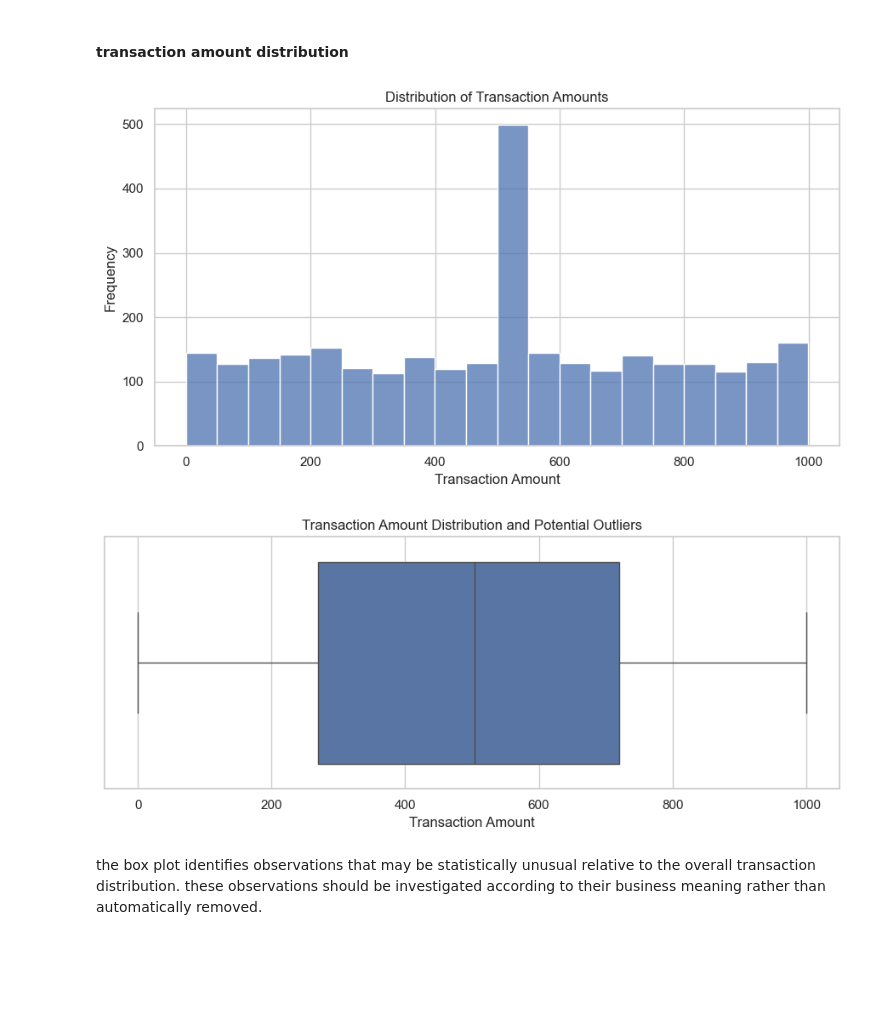
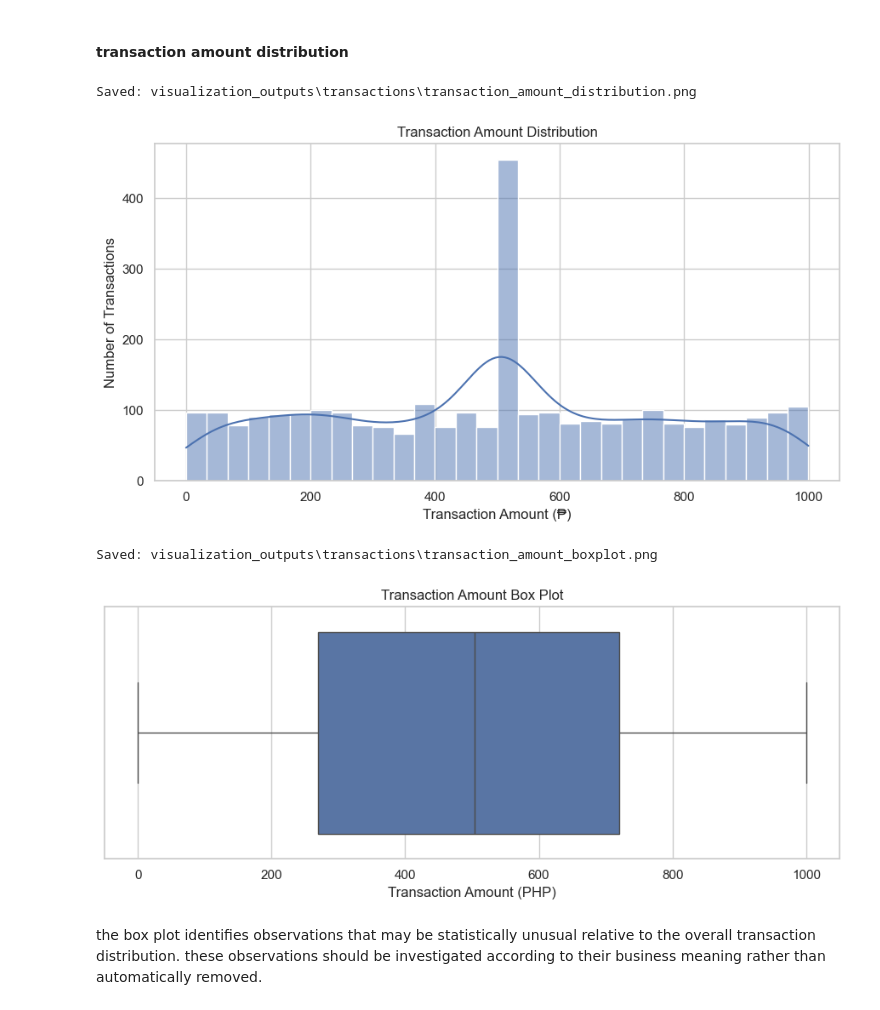
Before and after one commit to ronachel/h3101-ml-linear-algebra-project-digma, a Jupyter notebook: week7_ml_data_visualizations/week7_visualization_homework.ipynb, the cells around one changed output. Drawn from its saved outputs; the diff is of its cells as text; code cells hidden in the pictures; blank space fills up the shorter version.

```diff
--- a/week7_ml_data_visualizations/week7_visualization_homework.ipynb
+++ b/week7_ml_data_visualizations/week7_visualization_homework.ipynb
@@ -262,36 +290,41 @@ Name: proportion, dtype: float64
 ### customer transactions
 # %% [markdown]
 #### transaction amount distribution
-# %%
-plt.figure(figsize=(9, 5))
-
-sns.histplot(
-    data=transactions,
-    x="Amount",
-    bins=20
-)
-
-plt.title("Distribution of Transaction Amounts")
-plt.xlabel("Transaction Amount")
-plt.ylabel("Frequency")
-plt.tight_layout()
-plt.show()
-
-# boxplot
-plt.figure(figsize=(9, 4))
-
-sns.boxplot(
-    data=transactions,
-    x="Amount"
-)
-
-plt.title("Transaction Amount Distribution and Potential Outliers")
-plt.xlabel("Transaction Amount")
-plt.tight_layout()
-plt.show()
-# %% [output]
-[figure, removed]
-[figure, removed]
+# %%
+fig, ax = plt.subplots(figsize=(9, 5))
+
+sns.histplot(
+    data=transactions,
+    x="Amount",
+    bins=30,
+    kde=True,
+    ax=ax
+)
+
+ax.set_title("Transaction Amount Distribution")
+ax.set_xlabel("Transaction Amount (₱)")
+ax.set_ylabel("Number of Transactions")
+save_figure("transaction_amount_distribution.png", TRANSACTIONS_DIR)
+# %% [output]
+Saved: visualization_outputs\transactions\transaction_amount_distribution.png
+[figure, added]
+# %%
+# boxplot
+fig, ax = plt.subplots(figsize=(9, 4))
+
+sns.boxplot(
+    data=transactions,
+    x="Amount",
+    ax=ax
+)
+
+ax.set_title("Transaction Amount Box Plot")
+ax.set_xlabel("Transaction Amount (PHP)")
+
+save_figure("transaction_amount_boxplot.png", TRANSACTIONS_DIR)
+# %% [output]
+Saved: visualization_outputs\transactions\transaction_amount_boxplot.png
+[figure, added]
 # %% [markdown]
 the box plot identifies observations that may be statistically unusual relative to the overall transaction distribution. these observations should be investigated according to their business meaning rather than automatically removed.
 # %% [markdown]
```
Also changed, not shown: parts of 24 cells of this notebook.
